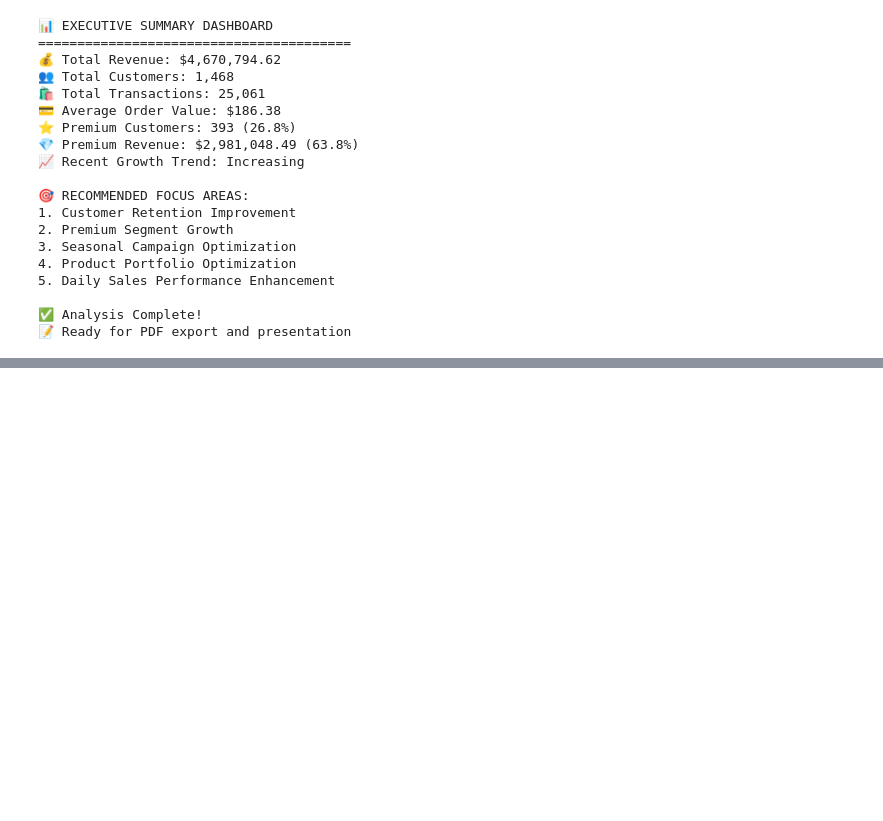
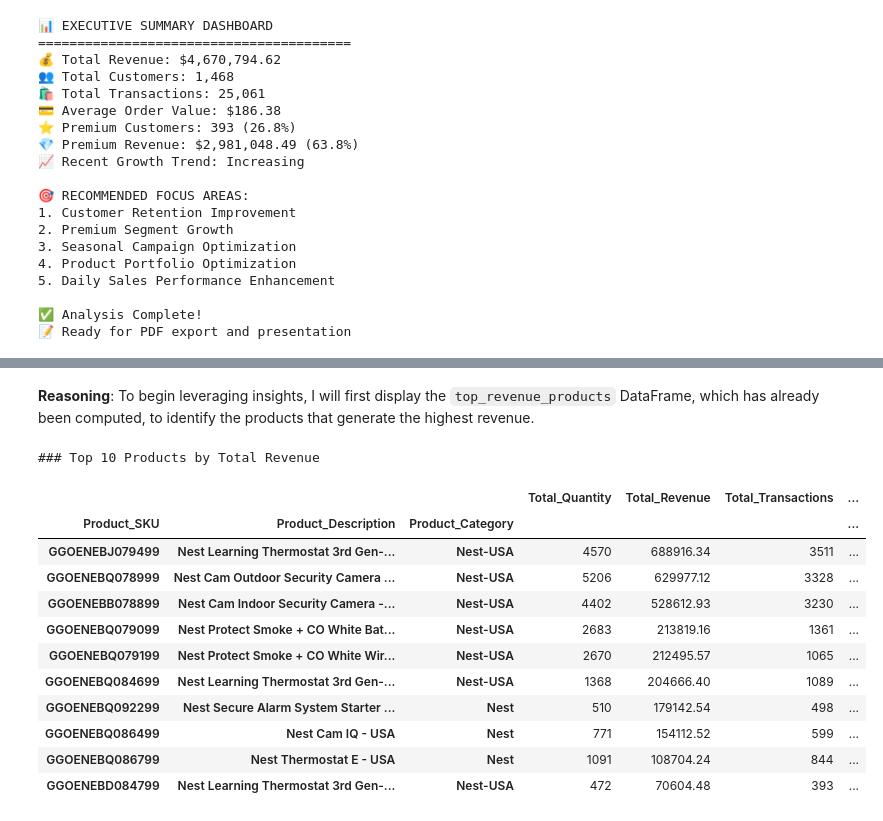
Before and after one commit to Shivappa/AIML, a Jupyter notebook: AI-Business-Case-Study-1/Ecommerce_Marketing_Sales_Analysis.ipynb, the cells around one changed output, grey strips where cells are left out. Drawn from its saved outputs; the diff is of its cells as text; code cells hidden in the pictures; blank space fills up the shorter version.

```diff
--- a/AI-Business-Case-Study-1/Ecommerce_Marketing_Sales_Analysis.ipynb
+++ b/AI-Business-Case-Study-1/Ecommerce_Marketing_Sales_Analysis.ipynb
@@ -1114,0 +1257,20 @@ print("📝 Ready for PDF export and presentation")
+# %% [markdown]
+**Reasoning**:
+To begin leveraging insights, I will first display the `top_revenue_products` DataFrame, which has already been computed, to identify the products that generate the highest revenue.
+# %%
+print("### Top 10 Products by Total Revenue")
+top_revenue_products
+# %% [output]
+### Top 10 Products by Total Revenue
+|  |  |  | Total_Quantity | Total_Revenue | Total_Transactions | ... |
+| Product_SKU | Product_Description | Product_Category |  |  |  | ... |
+| GGOENEBJ079499 | Nest Learning Thermostat 3rd Gen-... | Nest-USA | 4570 | 688916.34 | 3511 | ... |
+| GGOENEBQ078999 | Nest Cam Outdoor Security Camera ... | Nest-USA | 5206 | 629977.12 | 3328 | ... |
+| GGOENEBB078899 | Nest Cam Indoor Security Camera -... | Nest-USA | 4402 | 528612.93 | 3230 | ... |
+| GGOENEBQ079099 | Nest Protect Smoke + CO White Bat... | Nest-USA | 2683 | 213819.16 | 1361 | ... |
+| GGOENEBQ079199 | Nest Protect Smoke + CO White Wir... | Nest-USA | 2670 | 212495.57 | 1065 | ... |
+| GGOENEBQ084699 | Nest Learning Thermostat 3rd Gen-... | Nest-USA | 1368 | 204666.40 | 1089 | ... |
+| GGOENEBQ092299 | Nest Secure Alarm System Starter ... | Nest | 510 | 179142.54 | 498 | ... |
+| GGOENEBQ086499 | Nest Cam IQ - USA | Nest | 771 | 154112.52 | 599 | ... |
+| GGOENEBQ086799 | Nest Thermostat E - USA | Nest | 1091 | 108704.24 | 844 | ... |
+| GGOENEBD084799 | Nest Learning Thermostat 3rd Gen-... | Nest-USA | 472 | 70604.48 | 393 | ... |
```
Also changed, not shown: parts of 62 cells of this notebook.
